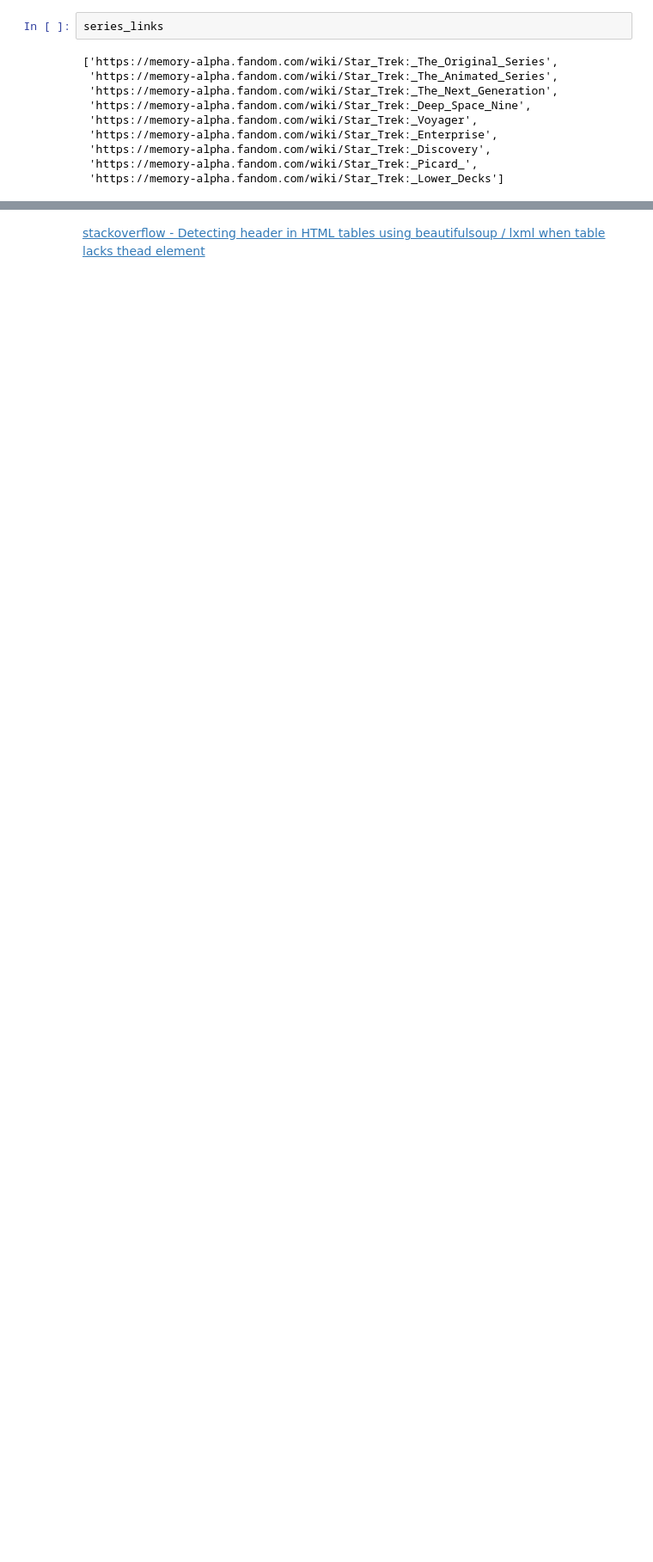
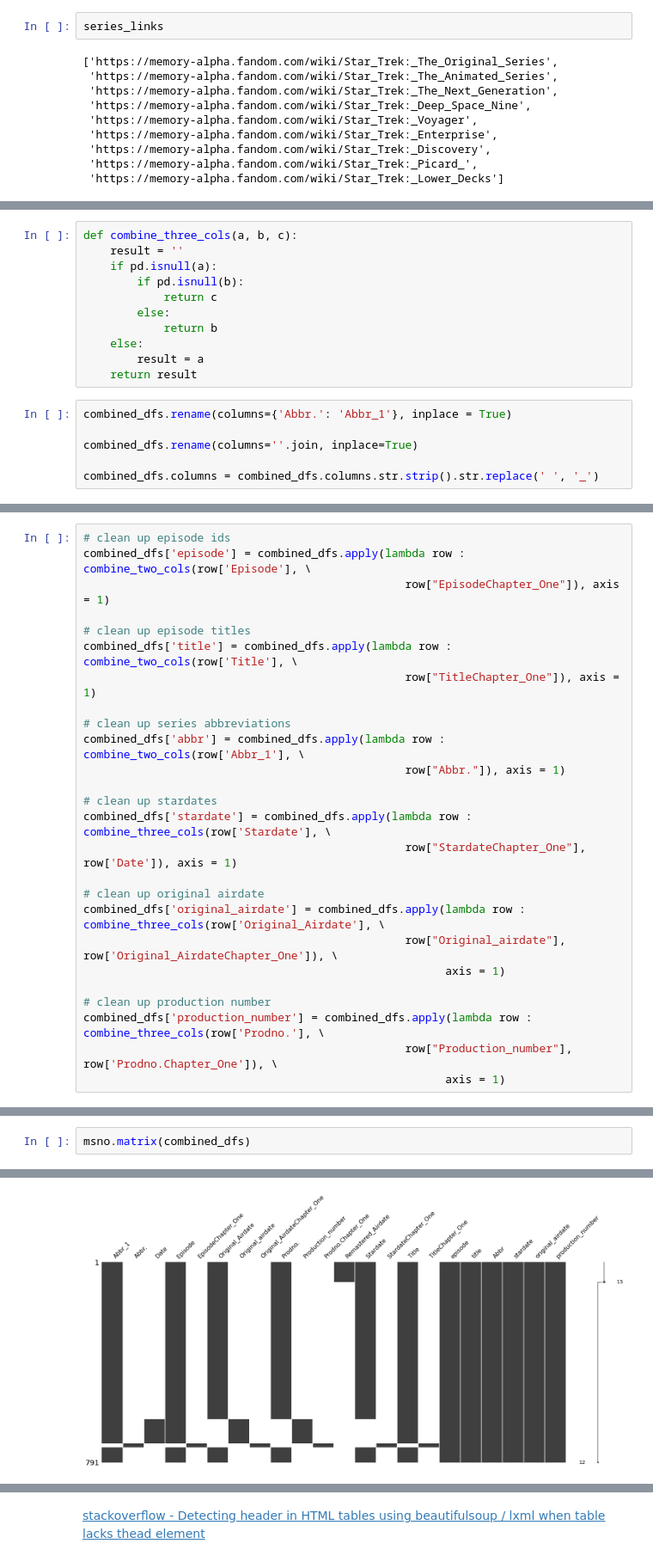
Before and after one commit to mediasittich/bayesian_topic_modeling_lda, a Jupyter notebook: notebooks/One Notebook To Rule Them All.ipynb, the cells around one changed output, grey strips where cells are left out. Shown at 86% size. Saved outputs shown, nothing was run; the diff lists cells and outputs as text; blank space fills up the shorter version.

```diff
--- a/notebooks/One Notebook To Rule Them All.ipynb
+++ b/notebooks/One Notebook To Rule Them All.ipynb
@@ -146,0 +226,17 @@ tables = soup.find_all("table", {"class": "grey sortable"})
+# %%
+def combine_three_cols(a, b, c):
+    result = ''
+    if pd.isnull(a):
+        if pd.isnull(b):
+            return c
+        else:
+            return b
+    else:
+        result = a
+    return result
+# %%
+combined_dfs.rename(columns={'Abbr.': 'Abbr_1'}, inplace = True)
+
+combined_dfs.rename(columns=''.join, inplace=True)
+
+combined_dfs.columns = combined_dfs.columns.str.strip().str.replace(' ', '_')
@@ -146,0 +252,26 @@ tables = soup.find_all("table", {"class": "grey sortable"})
+# %%
+# clean up episode ids
+combined_dfs['episode'] = combined_dfs.apply(lambda row : combine_two_cols(row['Episode'], \
+                                                row["EpisodeChapter_One"]), axis = 1)
+
+# clean up episode titles
+combined_dfs['title'] = combined_dfs.apply(lambda row : combine_two_cols(row['Title'], \
+                                                row["TitleChapter_One"]), axis = 1)
+
+# clean up series abbreviations
+combined_dfs['abbr'] = combined_dfs.apply(lambda row : combine_two_cols(row['Abbr_1'], \
+                                                row["Abbr."]), axis = 1)
+
+# clean up stardates
+combined_dfs['stardate'] = combined_dfs.apply(lambda row : combine_three_cols(row['Stardate'], \
+                                                row["StardateChapter_One"], row['Date']), axis = 1)
+
+# clean up original airdate
+combined_dfs['original_airdate'] = combined_dfs.apply(lambda row : combine_three_cols(row['Original_Airdate'], \
+                                                row["Original_airdate"], row['Original_AirdateChapter_One']), \
+                                                      axis = 1)
+
+# clean up production number
+combined_dfs['production_number'] = combined_dfs.apply(lambda row : combine_three_cols(row['Prodno.'], \
+                                                row["Production_number"], row['Prodno.Chapter_One']), \
+                                                      axis = 1)
@@ -146,0 +331,3 @@ tables = soup.find_all("table", {"class": "grey sortable"})
+# %%
+msno.matrix(combined_dfs)
+# %% [output]
@@ -146,0 +335 @@ tables = soup.find_all("table", {"class": "grey sortable"})
+[figure, added]
```
Also changed, not shown: parts of 44 cells of this notebook.
